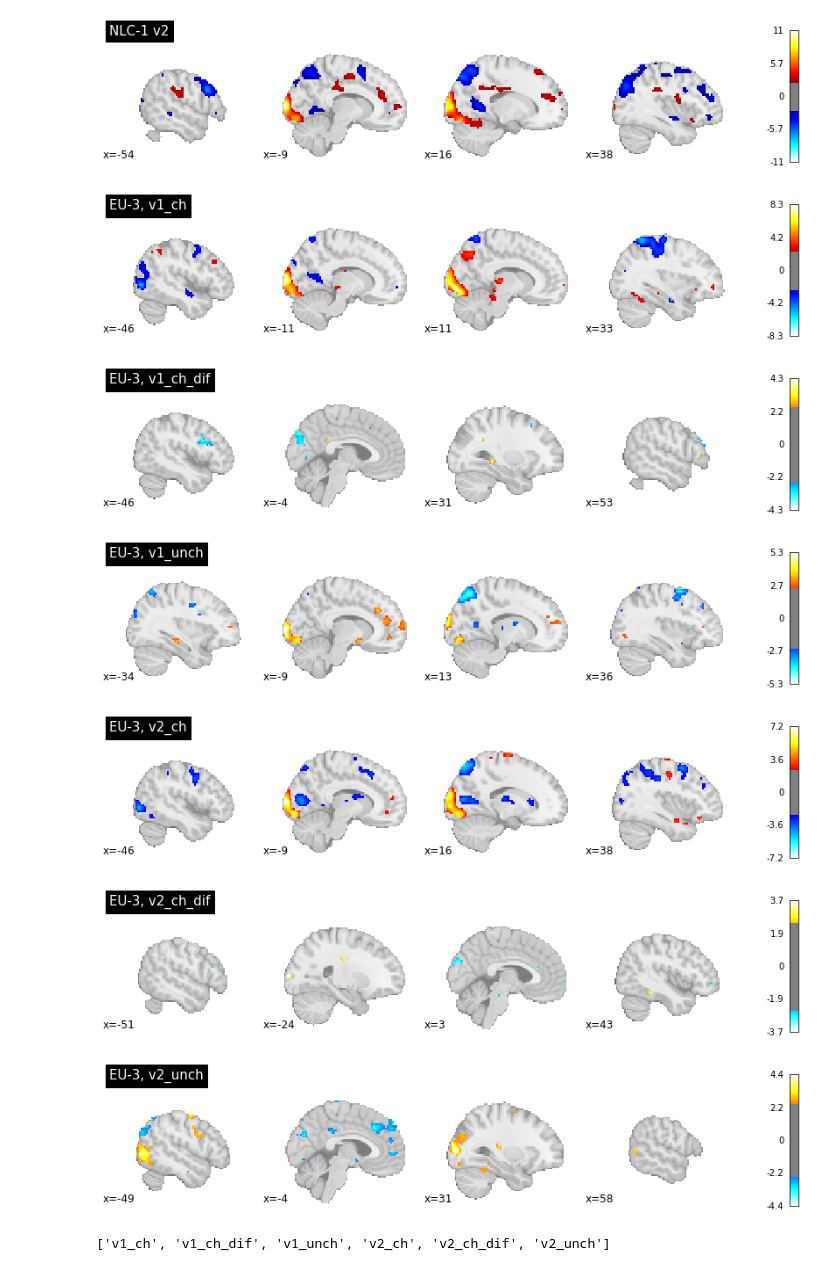
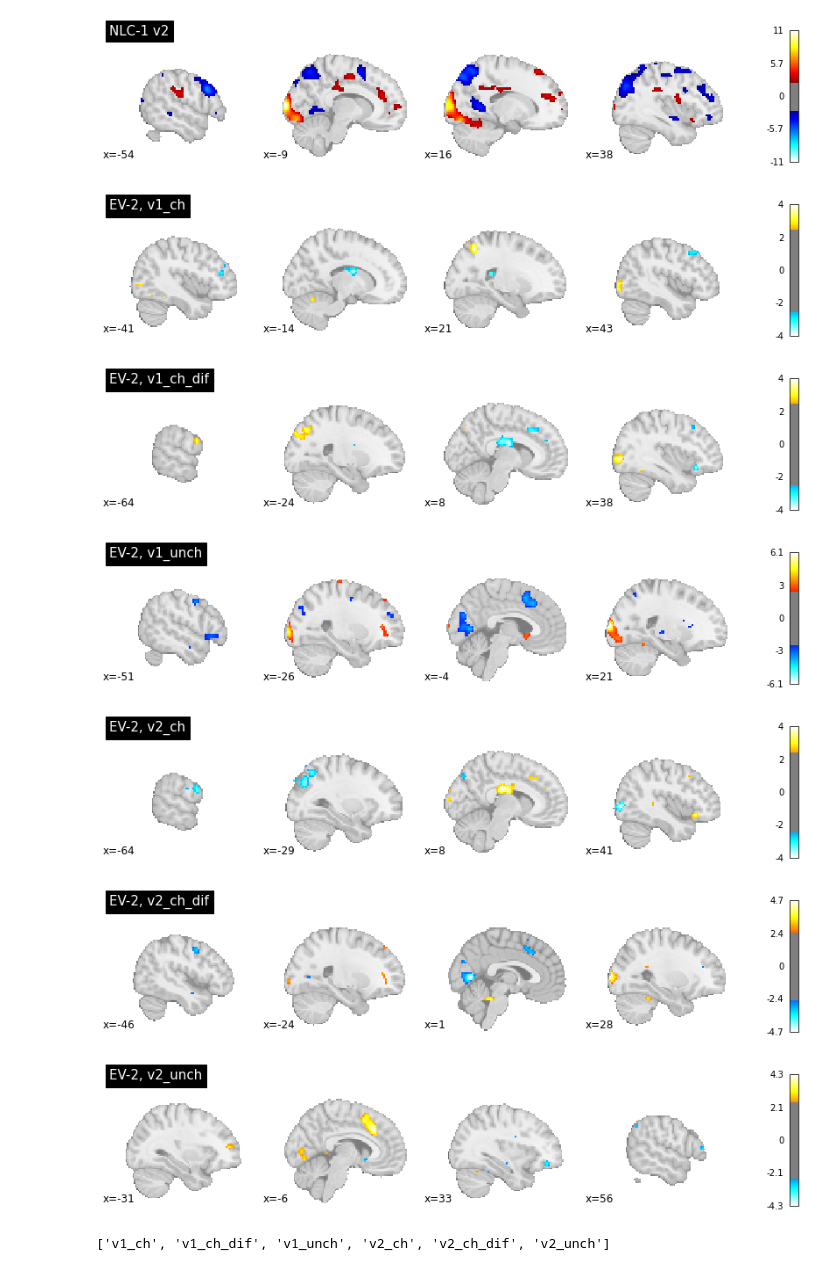
Before and after one commit to Gilles86/stress_risk, a Jupyter notebook: stress_risk/fmri_analysis/visualize/vis_2ndlevel_SPM.ipynb, the cells around one changed output. Drawn from its saved outputs; the diff is of its cells as text; code cells hidden in the pictures.

```diff
--- a/stress_risk/fmri_analysis/visualize/vis_2ndlevel_SPM.ipynb
+++ b/stress_risk/fmri_analysis/visualize/vis_2ndlevel_SPM.ipynb
@@ -40,27 +40,27 @@ nipl.plot_stat_map(spm,threshold = 2.5,  draw_cross=False, title=f'{model}-{vers
 <nilearn.plotting.displays._slicers.XSlicer at 0x...>
 [figure]
 # %%
-model = 'EU'
-version = '3'
+model = 'EV'
+version = '2'
 
 model_folder = op.join(bids_folder,'derivatives', 'spm', f'{model}-{version}_con_2ndlevels')
 if model == 'EU' or model=='EV':
     cons = [f[14:] for f in listdir(model_folder)]
 elif model == 'NLC':
     cons = [f[15:] for f in listdir(model_folder)]
 
 for con in cons:
     spm= get_2ndlevel_spm(model=model, version=version, con=con, bids_folder=bids_folder)
     disp = nipl.plot_stat_map(spm,threshold = 2.5,  draw_cross=False, title=f'{model}-{version}, {con}', display_mode='x', cut_coords=4)
     out_file = op.join(bids_folder,'figures','spm_2ndlevels', f'{model}-{version}_{con}')
     disp.savefig(out_file ,dpi=199)
 # %% [output]
-[figure, old version]
+[figure, new version]
-[figure, old version]
+[figure, new version]
-[figure, old version]
+[figure, new version]
-[figure, old version]
+[figure, new version]
-[figure, old version]
+[figure, new version]
-[figure, old version]
+[figure, new version]
 # %%
 model = 'NLC'
 version = '3'
```
Also changed, not shown: parts of 4 cells of this notebook, 18 other files.
